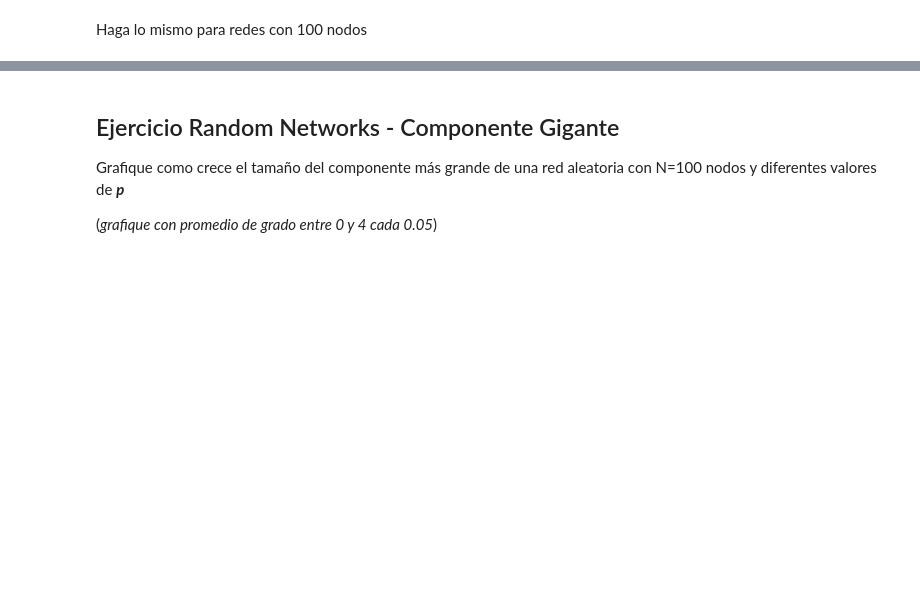
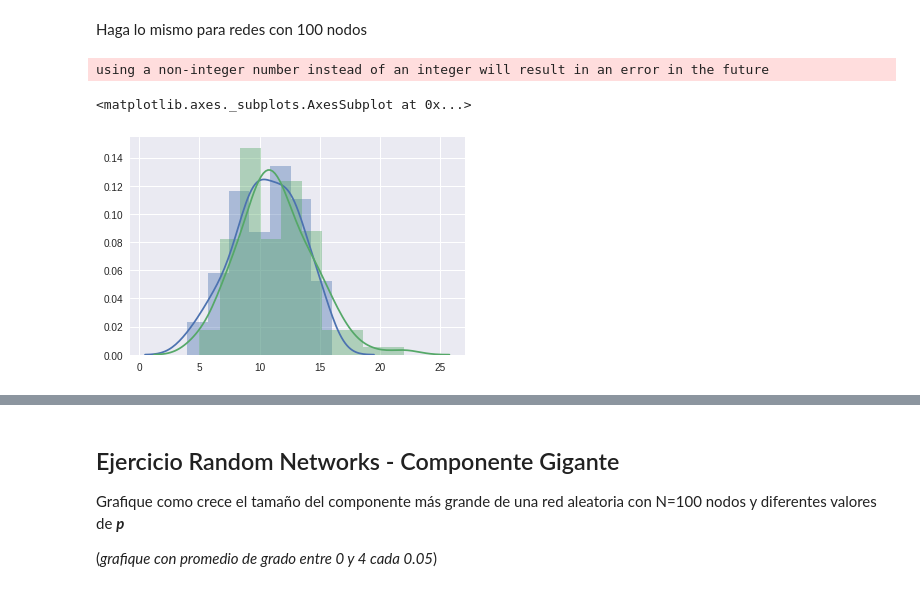
Before and after one commit to spulido99/NetworksAnalysis, a Jupyter notebook: santiagoangee/Ejercicios 1.2 Weak Ties & Random Networks.ipynb, the cells around one changed output, grey strips where cells are left out. Cells and saved outputs as stored; diff of their text form; code cells hidden in the pictures; blank space fills up the shorter version.

```diff
--- a/santiagoangee/Ejercicios 1.2 Weak Ties & Random Networks.ipynb
+++ b/santiagoangee/Ejercicios 1.2 Weak Ties & Random Networks.ipynb
@@ -378,2 +469,18 @@ Grafique la distribución del promedio de grados en cada una de las redes genera
 # %% [markdown]
 Haga lo mismo para redes con 100 nodos
+# %%
+% matplotlib inline
+
+networks100_1 = random_networks(100, N, p)
+networks100_2 = random_networks_nx(100,N,p)
+
+len_edges100_1 = [len(i) for i in networks100_1]
+
+ax = sns.distplot(len_edges100_1)
+len_edges100_2 = [len(G.edges()) for G in networks100_2]
+
+sns.distplot(len_edges100_2)
+# %% [output]
+using a non-integer number instead of an integer will result in an error in the future
+<matplotlib.axes._subplots.AxesSubplot at 0x...>
+[figure, added]
```
Also changed, not shown: parts of 6 cells of this notebook, 2 other files.
